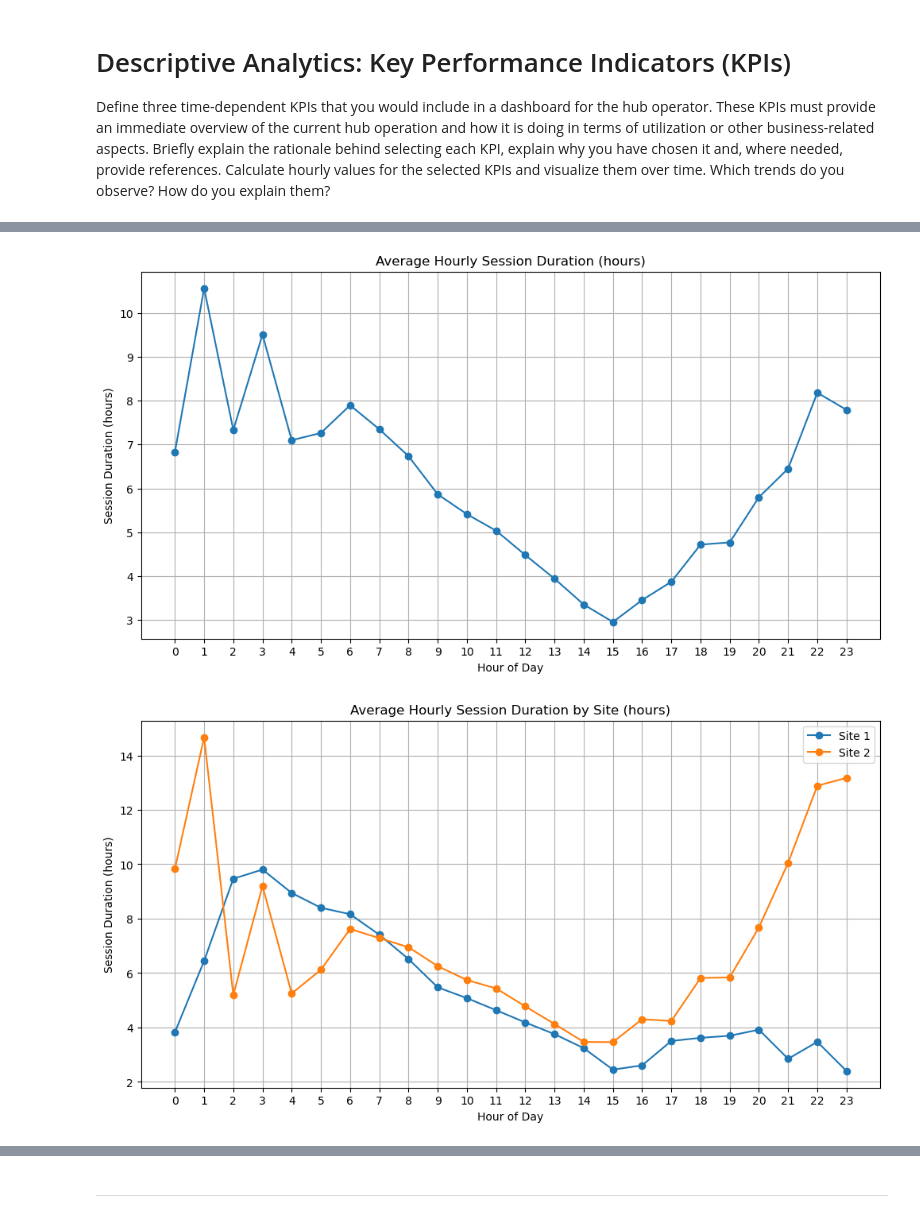
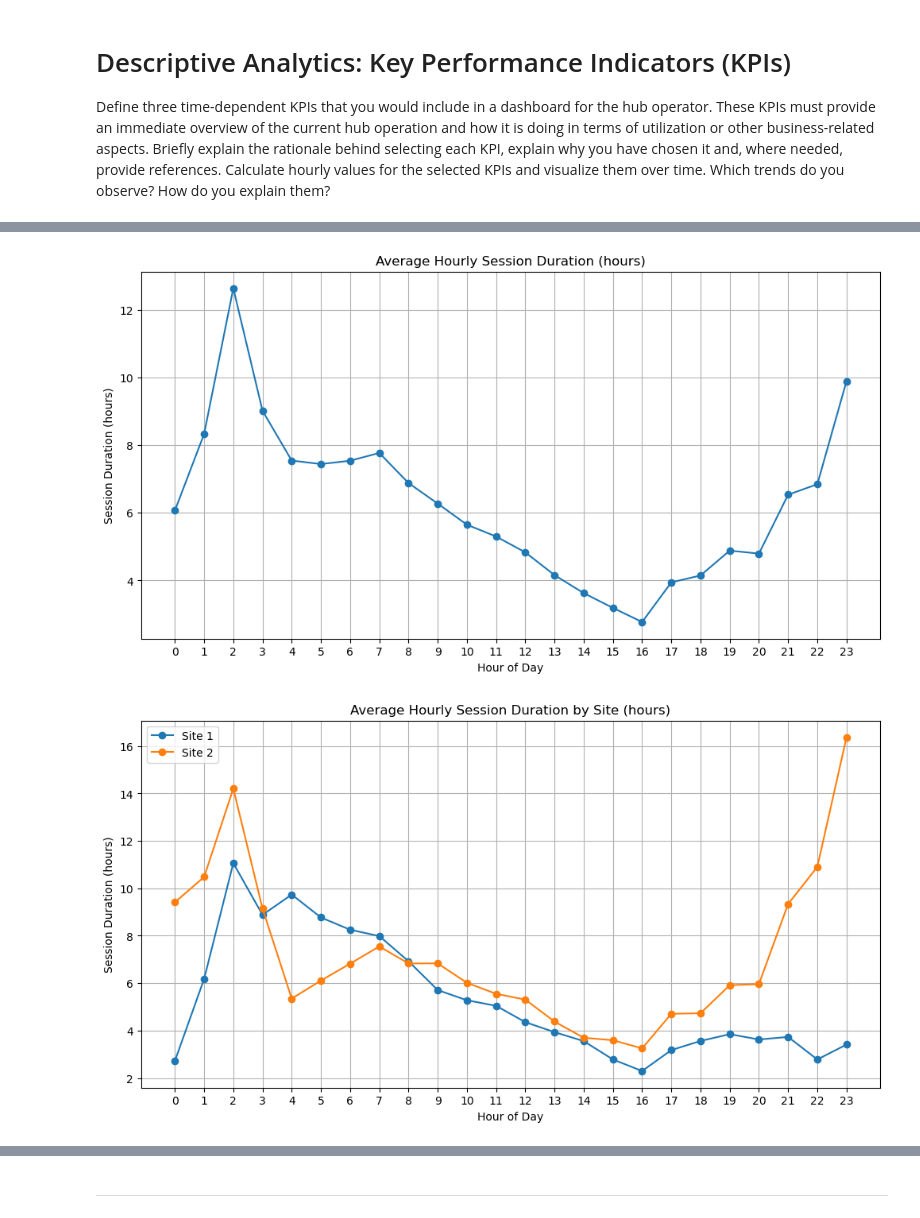
Before and after one commit to Sithkiller3000/AA2024, a Jupyter notebook: descriptive_analytics/descriptive_analytics_2b.ipynb, the cells around one changed output, grey strips where cells are left out. Drawn from its saved outputs; the diff is of its cells as text; code cells hidden in the pictures.

```diff
--- a/descriptive_analytics/descriptive_analytics_2b.ipynb
+++ b/descriptive_analytics/descriptive_analytics_2b.ipynb
@@ -13,6 +11,7 @@ Each of these KPIs provides real-time operational insights and can be displayed
 import pandas as pd
 import matplotlib.pyplot as plt
 import numpy as np
+import seaborn as sns
 
 df = pd.read_csv('../cleanData/cleanChargingDataNoNull.csv')
 
@@ -21,11 +20,4 @@ df['connectionTime'] = pd.to_datetime(df['connectionTime'])
 df['parkDuration'] = pd.to_timedelta(df['parkDuration'])
 df['disconnectTime'] = pd.to_datetime(df['disconnectTime'])
 
-# Check if duplicates have the same userID_x
-same_user_duplicates = df[df.duplicated(subset=['connectionTime', 'stationID', 'siteID', 'userID_x'], keep=False)]
-
-# Remove all same_user_duplicates from df
-df = df.drop(same_user_duplicates.index)
-
-# Create unique sessionID
-df['sessionID'] = df['stationID'].astype(str) + '_' + df['connectionTime'].dt.strftime('%Y%m%d%H%M%S')
+print(df.info())
@@ -147,7 +200,7 @@ df_turnover = pd.DataFrame({
 df_turnover['date'] = df_turnover['connectionTime'].dt.date
 df_turnover['hour'] = df_turnover['connectionTime'].dt.hour
 
-stations_per_site = df.groupby('siteID')['spaceID'].nunique()
+parking_spaces_per_site = df.groupby('siteID')['spaceID'].nunique()
 
 
 hourly_sessions = (
@@ -158,7 +211,7 @@ hourly_sessions = (
 )
 
 hourly_sessions['turnover_rate'] = hourly_sessions.apply(
-    lambda x: x['num_sessions_started'] / stations_per_site[x['siteID']],
+    lambda x: x['num_sessions_started'] / parking_spaces_per_site[x['siteID']],
     axis=1
 )
 
@@ -423,39 +529,77 @@ df_sessions = pd.DataFrame({
 df_sessions['date'] = df_sessions['connectionTime'].dt.date
 df_sessions['hour'] = df_sessions['connectionTime'].dt.hour
 
-df_sessions['sessionDuration'] = df['parkDuration'] / pd.Timedelta(hours=1)
+df_sessions['sessionDuration'] = (
+    df_sessions['disconnectTime'] - df_sessions['connectionTime']
+).dt.total_seconds() / 3600
 
-# Group by site, date, hour and compute mean session duration
+
+# group by site, date, hour and compute mean session duration
 hourly_duration = df_sessions.groupby(['siteID', 'date', 'hour'])['sessionDuration'].mean().reset_index()
 
-# Calculate average session duration per hour across days for each site
+# calculate average session duration per hour across days for each site
 avg_hourly_duration = hourly_duration.groupby(['siteID', 'hour'])['sessionDuration'].mean().reset_index()
 
+daily_duration = (
+    df_sessions
+    .groupby(['siteID', 'date'], as_index=False)['sessionDuration']
+    .mean()
+    .rename(columns={'sessionDuration': 'avg_session_hours'})
+)
 
 plt.figure(figsize=(12, 6))
 overall_avg = avg_hourly_duration.groupby('hour')['sessionDuration'].mean()
 plt.plot(overall_avg.index, overall_avg.values, marker='o')
 plt.title('Average Hourly Session Duration (hours)')
 plt.xlabel('Hour of Day')
 plt.ylabel('Session Duration (hours)')
 plt.grid(True)
 plt.xticks(range(0, 24))
 plt.show()
 
 
 plt.figure(figsize=(12, 6))
 for site in [1, 2]:
     site_data = avg_hourly_duration[avg_hourly_duration['siteID'] == site]
     plt.plot(site_data['hour'], site_data['sessionDuration'],
              label=f'Site {site}', marker='o')
 
 plt.title('Average Hourly Session Duration by Site (hours)')
 plt.xlabel('Hour of Day')
 plt.ylabel('Session Duration (hours)')
+plt.grid(True)
 plt.legend()
-plt.grid(True)
 plt.xticks(range(0, 24))
 plt.show()
+
+
+plt.figure(figsize=(12, 6))
+plt.bar(daily_duration['date'], daily_duration['avg_session_hours'])
+plt.title('Daily Average Session Duration')
+plt.xlabel('Date')
+plt.ylabel('Session Duration (hours)')
+plt.grid(True)
+plt.xticks(rotation=45)
+plt.tight_layout()
+plt.show()
+
+
+# helps see if sessions tend to cluster at short durations or long durations
+plt.figure(figsize=(12, 6))
+sns.histplot(data=df_sessions, x='sessionDuration', bins=30, kde=True)
+plt.title('Distribution of Session Durations')
+plt.xlabel('Session Duration (hours)')
+plt.ylabel('Count')
+plt.grid(True)
+plt.show()
+
+# to see how widely durations vary
+plt.figure(figsize=(12, 6))
+sns.boxplot(x=df_sessions['sessionDuration'])
+plt.title('Session Duration Boxplot')
+plt.xlabel('Session Duration (hours)')
+plt.grid(True)
+plt.show()
 # %% [output]
-[figure, old version]
+[figure, new version]
-[figure, old version]
+[figure, new version]
```
Also changed, not shown: parts of 21 cells of this notebook.
